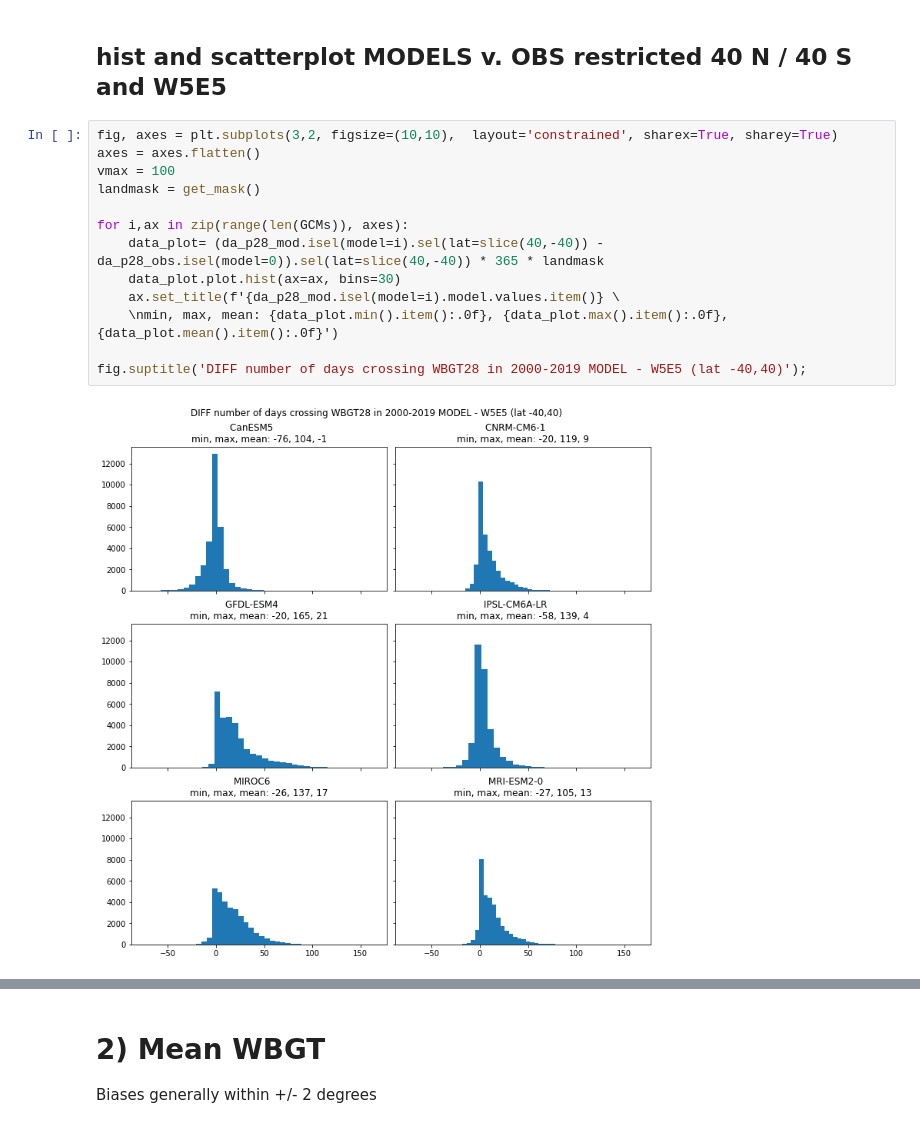
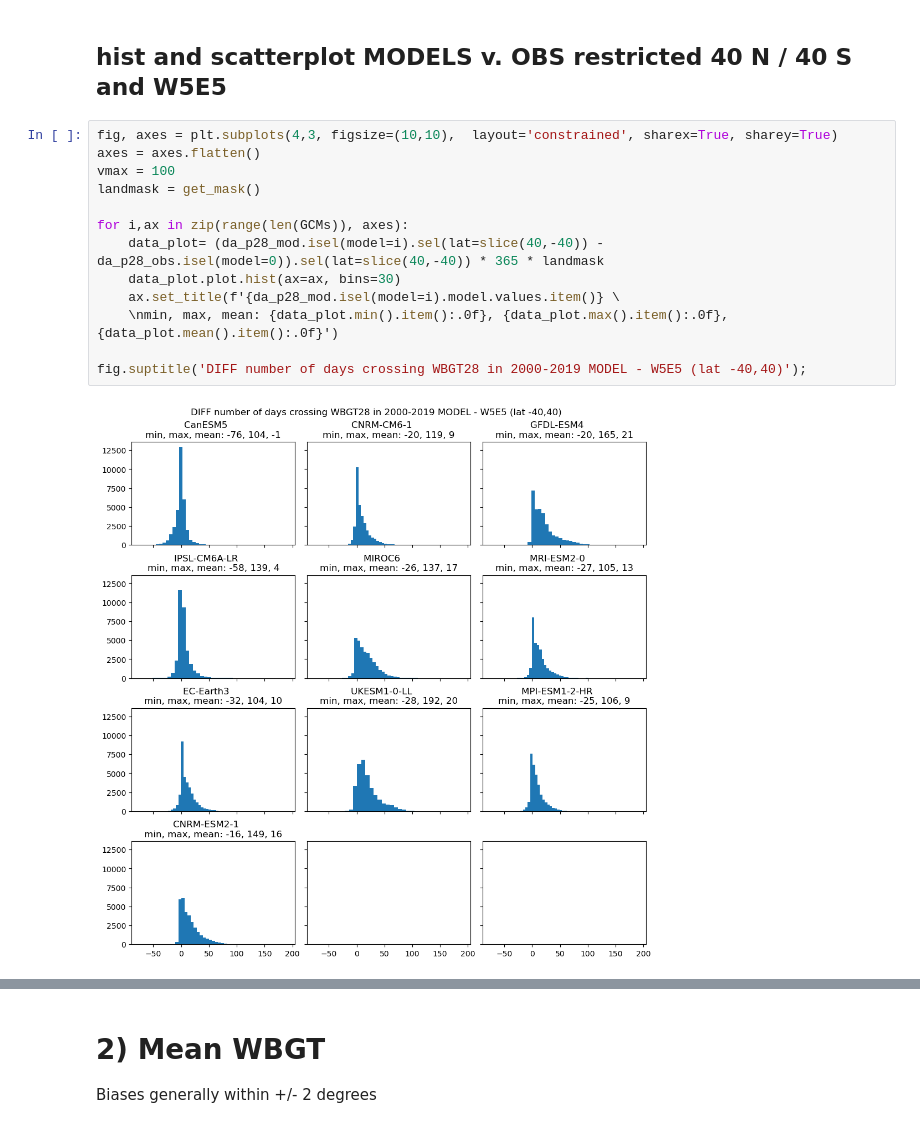
Before and after one commit to rosapietroiusti/attr-hs, a Jupyter notebook: main/attr-hw-isimip3ab-modelseval-wbgt28-TOREDO.ipynb, the cells around one changed output, grey strips where cells are left out. Cells and saved outputs as stored; diff of their text form.

```diff
--- a/main/attr-hw-isimip3ab-modelseval-wbgt28-TOREDO.ipynb
+++ b/main/attr-hw-isimip3ab-modelseval-wbgt28-TOREDO.ipynb
@@ -244,17 +283,17 @@ plt.xticks(range(7),df_gmtmap.model, rotation=45);
 # %% [markdown]
 ## hist and scatterplot MODELS v. OBS restricted 40 N / 40 S and W5E5
 # %%
-fig, axes = plt.subplots(3,2, figsize=(10,10),  layout='constrained', sharex=True, sharey=True)
+fig, axes = plt.subplots(4,3, figsize=(10,10),  layout='constrained', sharex=True, sharey=True)
 axes = axes.flatten()
 vmax = 100
 landmask = get_mask()
 
 for i,ax in zip(range(len(GCMs)), axes):
     data_plot= (da_p28_mod.isel(model=i).sel(lat=slice(40,-40)) - da_p28_obs.isel(model=0)).sel(lat=slice(40,-40)) * 365 * landmask
     data_plot.plot.hist(ax=ax, bins=30)
     ax.set_title(f'{da_p28_mod.isel(model=i).model.values.item()} \
     \nmin, max, mean: {data_plot.min().item():.0f}, {data_plot.max().item():.0f}, {data_plot.mean().item():.0f}')
 
 fig.suptitle('DIFF number of days crossing WBGT28 in 2000-2019 MODEL - W5E5 (lat -40,40)');
 # %% [output]
-[figure, old version]
+[figure, new version]
```
Also changed, not shown: parts of 10 cells of this notebook, 6 other files.
